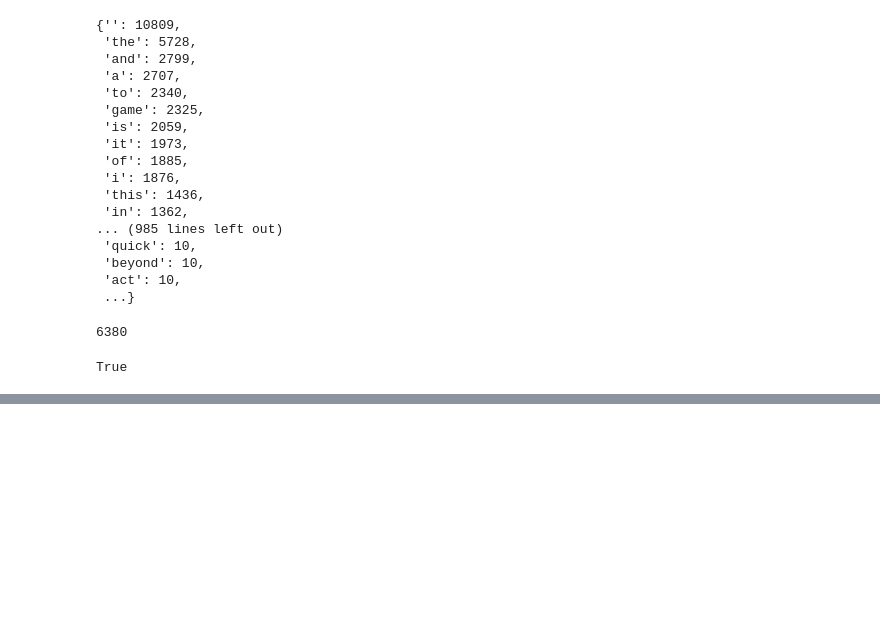
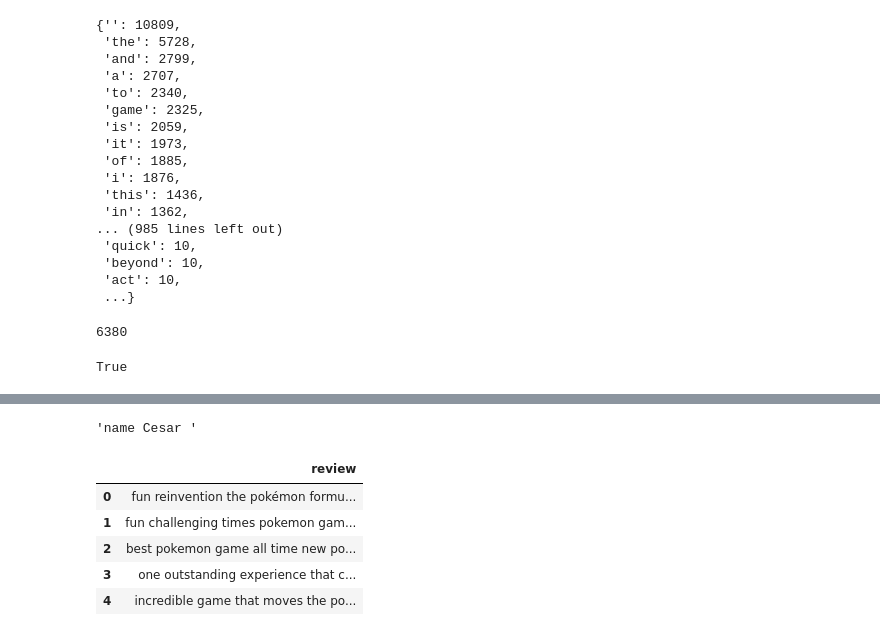
Before and after one commit to colivarese/RNN-Pokemon, a Jupyter notebook: notebooks/Corpus editing.ipynb, the cells around one changed output, grey strips where cells are left out. Saved outputs shown, nothing was run; the diff lists cells and outputs as text; code cells hidden in the pictures; blank space fills up the shorter version.

```diff
--- a/notebooks/Corpus editing.ipynb
+++ b/notebooks/Corpus editing.ipynb
@@ -74,0 +106,24 @@ True
+# %%
+def more_than_two_chars(row):
+    words = row.split(' ')
+    str = ''
+    for word in words:
+        if len(word) > 2:
+            str += word
+            str += ' '
+    return str
+# %%
+more_than_two_chars('Hi my name is Cesar')
+# %% [output]
+'name Cesar '
+# %%
+more_2_df = df['review'].apply(more_than_two_chars).to_frame()
+# %%
+more_2_df.head()
+# %% [output]
+|  | review |
+| 0 | fun reinvention the pokémon formu... |
+| 1 | fun challenging times pokemon gam... |
+| 2 | best pokemon game all time new po... |
+| 3 | one outstanding experience that c... |
+| 4 | incredible game that moves the po... |
```
Also changed, not shown: parts of 3 cells of this notebook.
